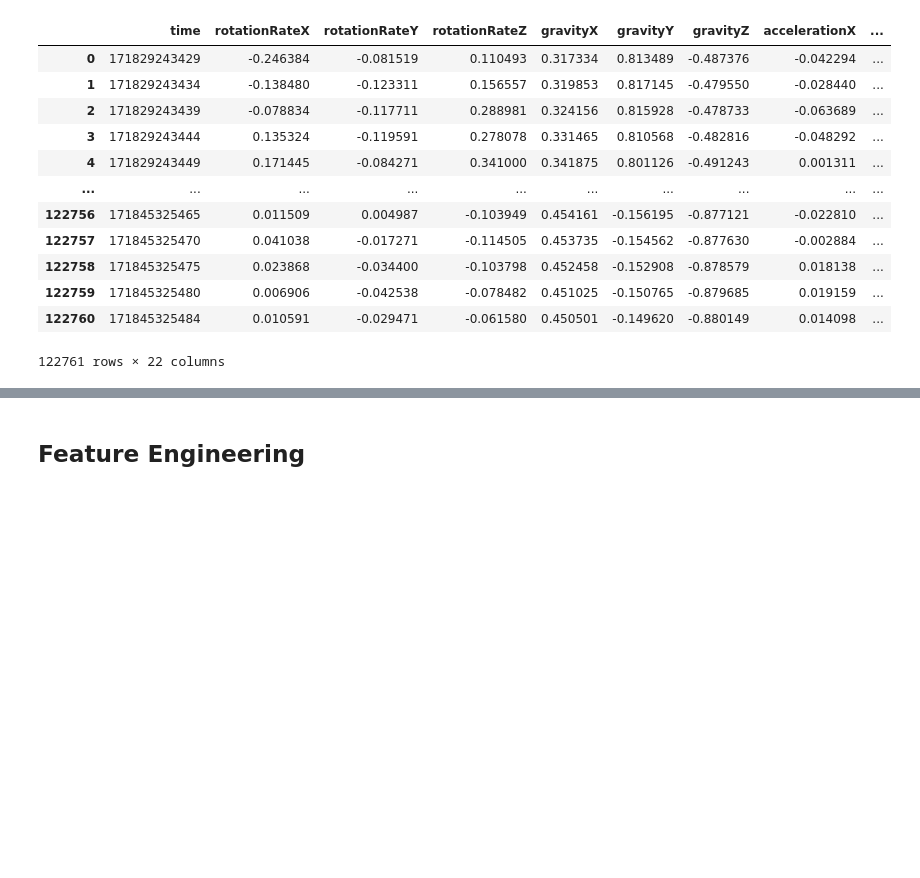
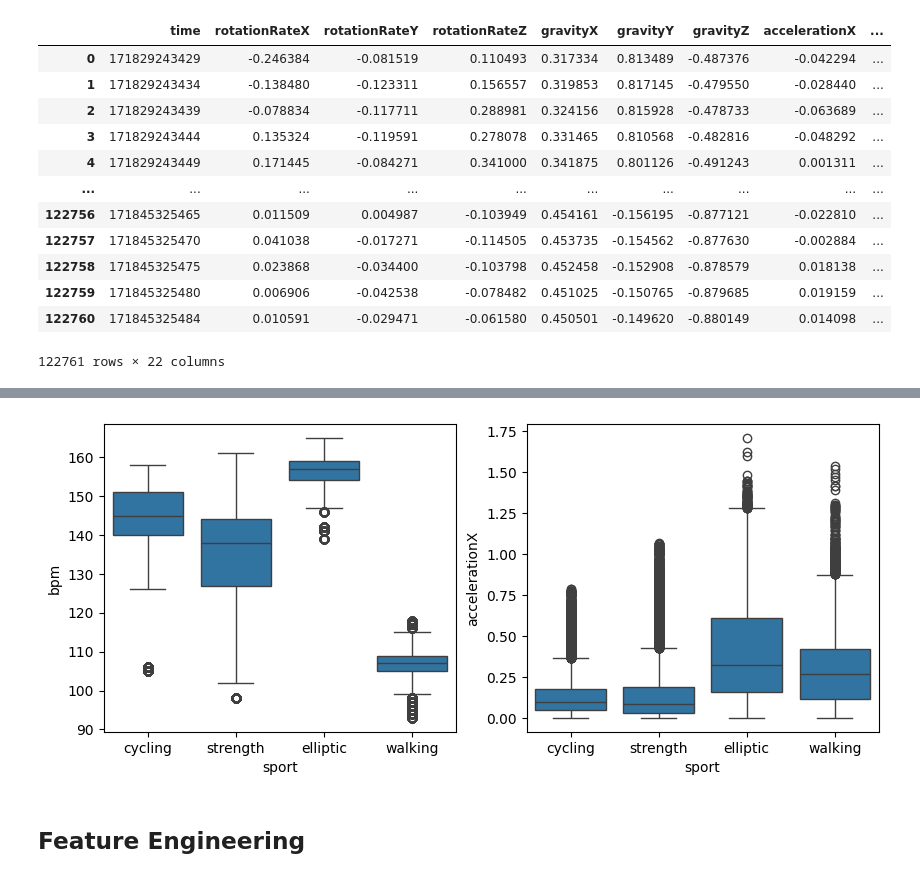
Before and after one commit to Alvarodelamaza/fitness_ml, a Jupyter notebook: feature_engineering.ipynb, the cells around one changed output, grey strips where cells are left out. Cells and saved outputs as stored; diff of their text form; code cells hidden in the pictures; blank space fills up the shorter version.

```diff
--- a/feature_engineering.ipynb
+++ b/feature_engineering.ipynb
@@ -32,3 +90,15 @@ data
+# %%
+plt.figure(figsize=(10, 4))
+plt.subplot(1, 2, 1)
+sns.boxplot(y=data['bpm'],x=data['sport'])
+plt.xticks(['1','2','3','4'],['cycling', 'strength', 'elliptic','walking'])
+plt.subplot(1, 2, 2)
+sns.boxplot(y=np.abs(data['accelerationX']),x=data['sport'])
+plt.xticks(['1','2','3','4'],['cycling', 'strength', 'elliptic','walking'])
+
+plt.savefig('boxplot.png')
+# %% [output]
+[figure, added]
 # %% [markdown]
 ## Feature Engineering
 # %% [markdown]
```
Also changed, not shown: parts of 6 cells of this notebook, 6 other files.
